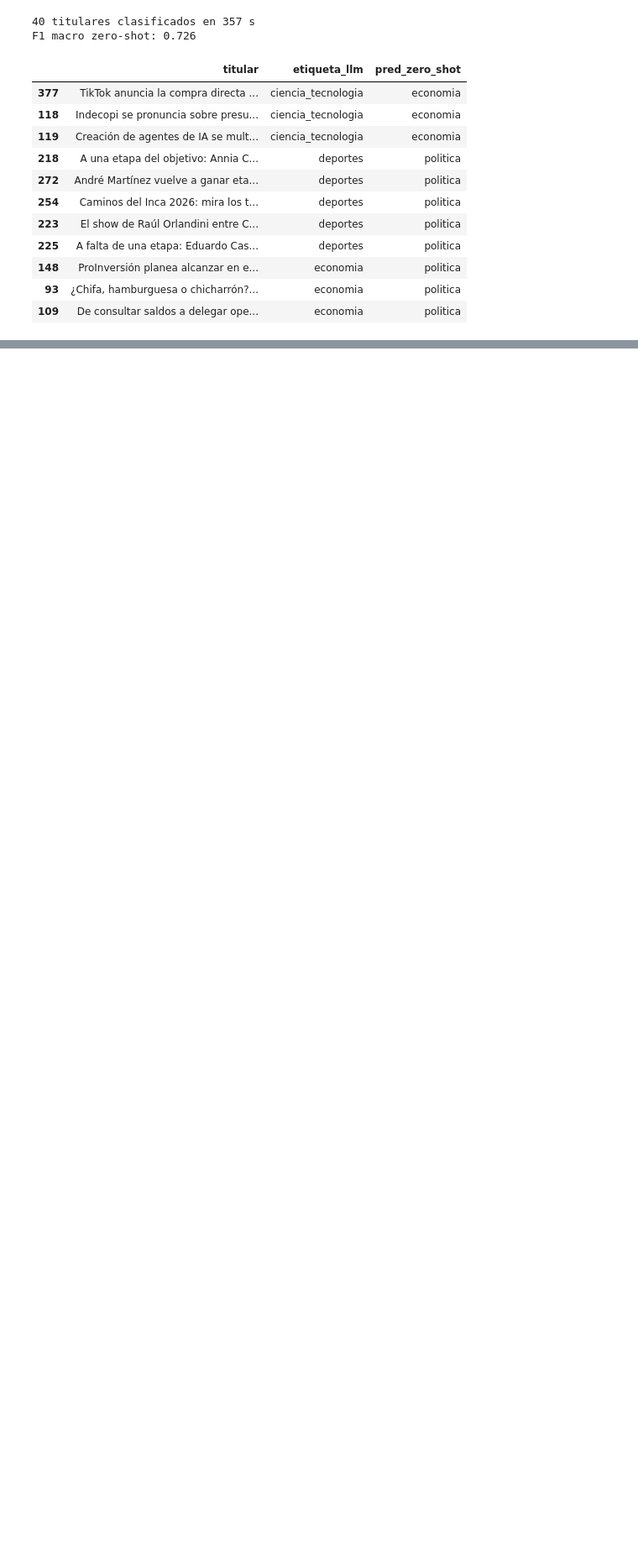
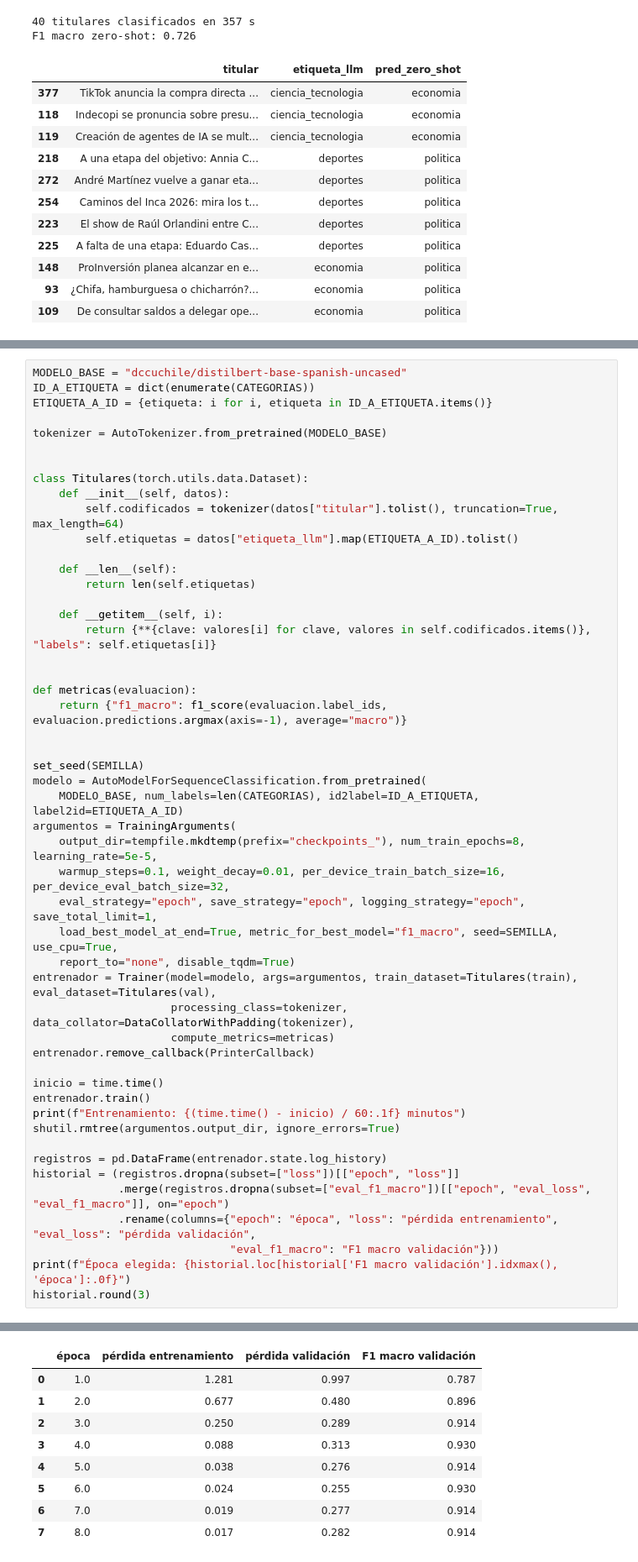
Before and after one commit to RenatoGates/python-intermedio-QLAB, a Jupyter notebook: tarea_1/02_clasificacion.ipynb, the cells around one changed output, grey strips where cells are left out. Shown at 84% size. Saved outputs shown, nothing was run; the diff lists cells and outputs as text; blank space fills up the shorter version.

```diff
--- a/tarea_1/02_clasificacion.ipynb
+++ b/tarea_1/02_clasificacion.ipynb
@@ -297,0 +310,51 @@ F1 macro zero-shot: 0.726
+# %%
+MODELO_BASE = "dccuchile/distilbert-base-spanish-uncased"
+ID_A_ETIQUETA = dict(enumerate(CATEGORIAS))
+ETIQUETA_A_ID = {etiqueta: i for i, etiqueta in ID_A_ETIQUETA.items()}
+
+tokenizer = AutoTokenizer.from_pretrained(MODELO_BASE)
+
+
+class Titulares(torch.utils.data.Dataset):
+    def __init__(self, datos):
+        self.codificados = tokenizer(datos["titular"].tolist(), truncation=True, max_length=64)
+        self.etiquetas = datos["etiqueta_llm"].map(ETIQUETA_A_ID).tolist()
+
+    def __len__(self):
+        return len(self.etiquetas)
+
+    def __getitem__(self, i):
+        return {**{clave: valores[i] for clave, valores in self.codificados.items()}, "labels": self.etiquetas[i]}
+
+
+def metricas(evaluacion):
+    return {"f1_macro": f1_score(evaluacion.label_ids, evaluacion.predictions.argmax(axis=-1), average="macro")}
+
+
+set_seed(SEMILLA)
+modelo = AutoModelForSequenceClassification.from_pretrained(
+    MODELO_BASE, num_labels=len(CATEGORIAS), id2label=ID_A_ETIQUETA, label2id=ETIQUETA_A_ID)
+argumentos = TrainingArguments(
+    output_dir=tempfile.mkdtemp(prefix="checkpoints_"), num_train_epochs=8, learning_rate=5e-5,
+    warmup_steps=0.1, weight_decay=0.01, per_device_train_batch_size=16, per_device_eval_batch_size=32,
+    eval_strategy="epoch", save_strategy="epoch", logging_strategy="epoch", save_total_limit=1,
+    load_best_model_at_end=True, metric_for_best_model="f1_macro", seed=SEMILLA, use_cpu=True,
+    report_to="none", disable_tqdm=True)
+entrenador = Trainer(model=modelo, args=argumentos, train_dataset=Titulares(train), eval_dataset=Titulares(val),
+                     processing_class=tokenizer, data_collator=DataCollatorWithPadding(tokenizer),
+                     compute_metrics=metricas)
+entrenador.remove_callback(PrinterCallback)
+
+inicio = time.time()
+entrenador.train()
+print(f"Entrenamiento: {(time.time() - inicio) / 60:.1f} minutos")
+shutil.rmtree(argumentos.output_dir, ignore_errors=True)
+
+registros = pd.DataFrame(entrenador.state.log_history)
+historial = (registros.dropna(subset=["loss"])[["epoch", "loss"]]
+             .merge(registros.dropna(subset=["eval_f1_macro"])[["epoch", "eval_loss", "eval_f1_macro"]], on="epoch")
+             .rename(columns={"epoch": "época", "loss": "pérdida entrenamiento", "eval_loss": "pérdida validación",
+                              "eval_f1_macro": "F1 macro validación"}))
+print(f"Época elegida: {historial.loc[historial['F1 macro validación'].idxmax(), 'época']:.0f}")
+historial.round(3)
+# %% [output]
@@ -297,0 +364,9 @@ F1 macro zero-shot: 0.726
+|  | época | pérdida entrenamiento | pérdida validación | F1 macro validación |
+| 0 | 1.0 | 1.281 | 0.997 | 0.787 |
+| 1 | 2.0 | 0.677 | 0.480 | 0.896 |
+| 2 | 3.0 | 0.250 | 0.289 | 0.914 |
+| 3 | 4.0 | 0.088 | 0.313 | 0.930 |
+| 4 | 5.0 | 0.038 | 0.276 | 0.914 |
+| 5 | 6.0 | 0.024 | 0.255 | 0.930 |
+| 6 | 7.0 | 0.019 | 0.277 | 0.914 |
+| 7 | 8.0 | 0.017 | 0.282 | 0.914 |
```
Also changed, not shown: parts of 2 cells of this notebook.
